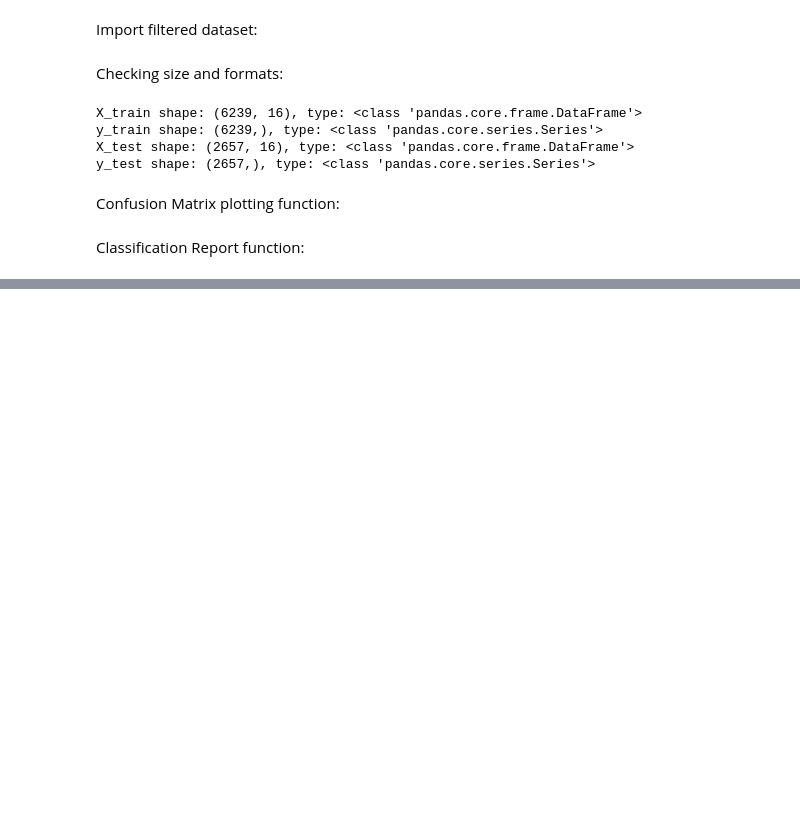
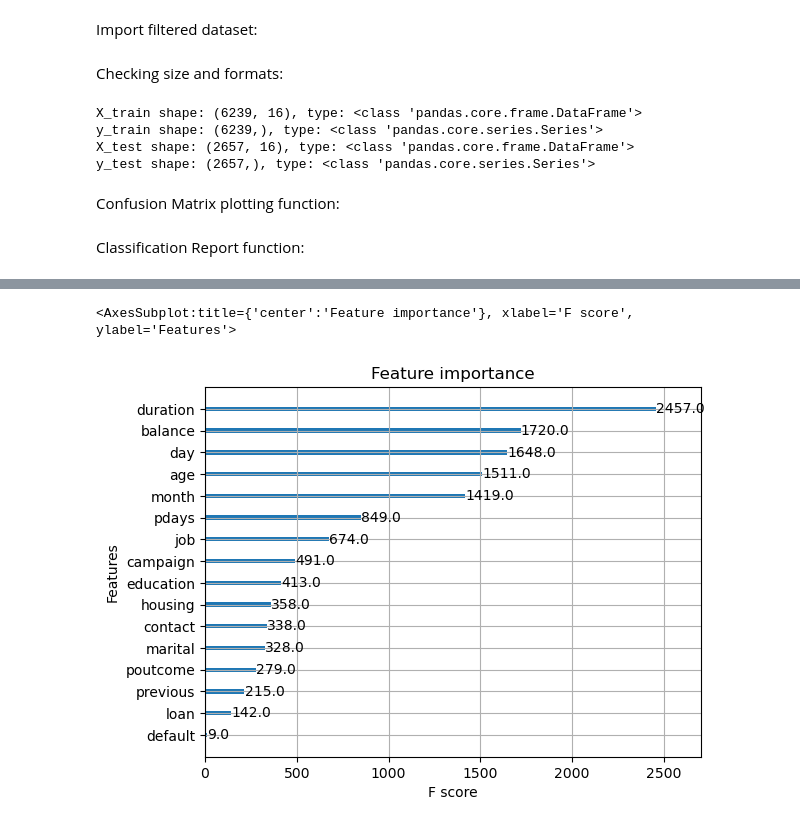
Before and after one commit to facundoriosds/Project-10-Marketing-Strategy, a Jupyter notebook: P10_part2.ipynb, the cells around one changed output, grey strips where cells are left out. Drawn from its saved outputs; the diff is of its cells as text; code cells hidden in the pictures; blank space fills up the shorter version.

```diff
--- a/P10_part2.ipynb
+++ b/P10_part2.ipynb
@@ -140,0 +194,2 @@ plot_importance(xgb_cv.best_estimator_)
+# %%
+xgb = XGBClassifier(objective='binary:logistic',random_state=0)
@@ -140,0 +310,5 @@ plot_importance(xgb_cv.best_estimator_)
+# %%
+plot_importance(model_xgb.best_estimator_)
+# %% [output]
+<AxesSubplot:title={'center':'Feature importance'}, xlabel='F score', ylabel='Features'>
+[figure, added]
```
Also changed, not shown: parts of 55 cells of this notebook.
